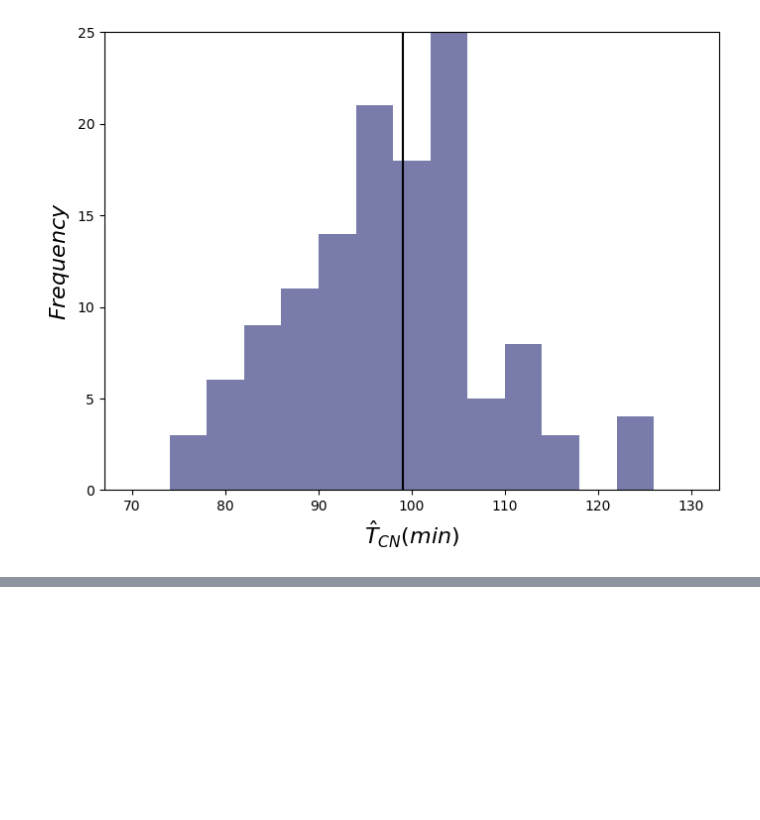
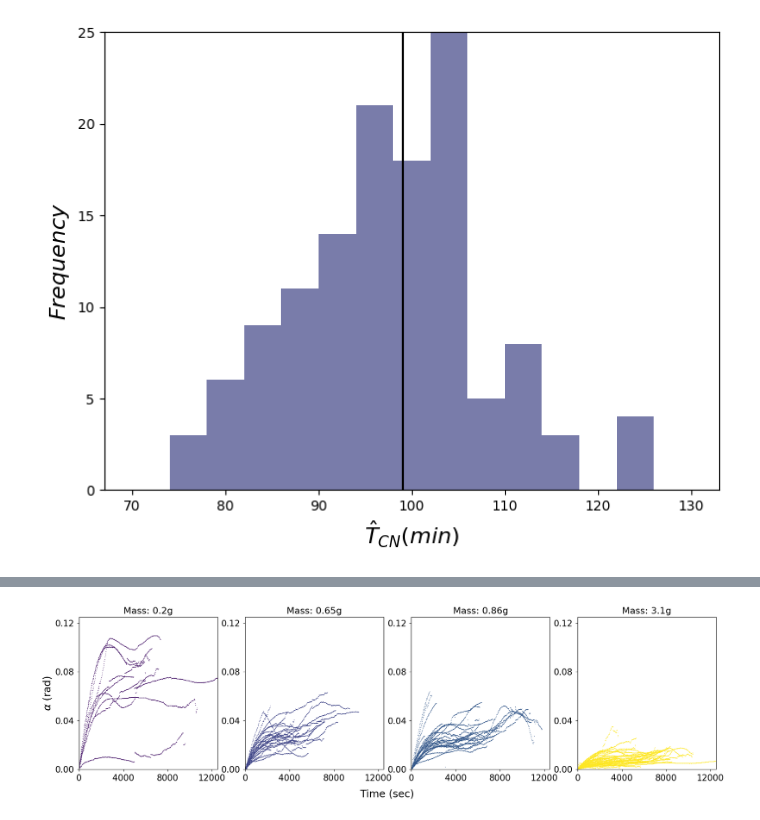
Before and after one commit to amirohad/Repo_article0, a Jupyter notebook: force_extraction_notebook.ipynb, the cells around one changed output, grey strips where cells are left out. Saved outputs shown, nothing was run; the diff lists cells and outputs as text; code cells hidden in the pictures; blank space fills up the shorter version.

```diff
--- a/force_extraction_notebook.ipynb
+++ b/force_extraction_notebook.ipynb
@@ -409,0 +404,29 @@ plt.show()
+# %%
+#%% Plot trajectories for different support masses
+mass = [0.2,0.65,0.86,3.1]
+
+fig, ax = plt.subplots(1, 4)
+fig.set_figwidth(20)
+fig.text(0.5, -0.03, 'Time (sec)', ha='center', fontsize=fs+2)
+for i in range(len(mass)):
+    ax[i].set_ylim([0, 0.125])
+    ax[i].set_xlim([0, 12500])
+    ax[i].tick_params(axis='both', which='major', labelsize=fs-1)
+    ax[i].xaxis.set_major_locator(plt.MaxNLocator(4))
+    ax[i].yaxis.set_major_locator(plt.MaxNLocator(4))
+    ax[i].xaxis.set_tick_params(pad=5)
+    ax[i].yaxis.set_tick_params(pad=5)
+    ax[i].set_title(f"Mass: {mass[i]}g", fontsize=fs)
+    # ax[i].set_xlabel("Time (sec)", fontsize=fs)
+ax[0].set_ylabel(r"$\alpha$ (rad)", fontsize=fs+2)
+for i in range(len(events)):
+    # if events[i].twine_state==1: continue
+    # if events[i].p.m_sup not in [mass[2],mass[3]]: continue
+    if events[i].p.m_sup in mass:
+        index = mass.index(events[i].p.m_sup)
+        ax[index].plot(events[i].timer, events[i].alpha,
+                       'x',markersize=0.5,color=cmap(mass[index]/max(mass)))
+        # / or * by contact length? (np.mean(events[i].L_contact2suptip))
+#%%
+# %% [output]
+[figure, added]
```
Also changed, not shown: parts of 4 cells of this notebook.
